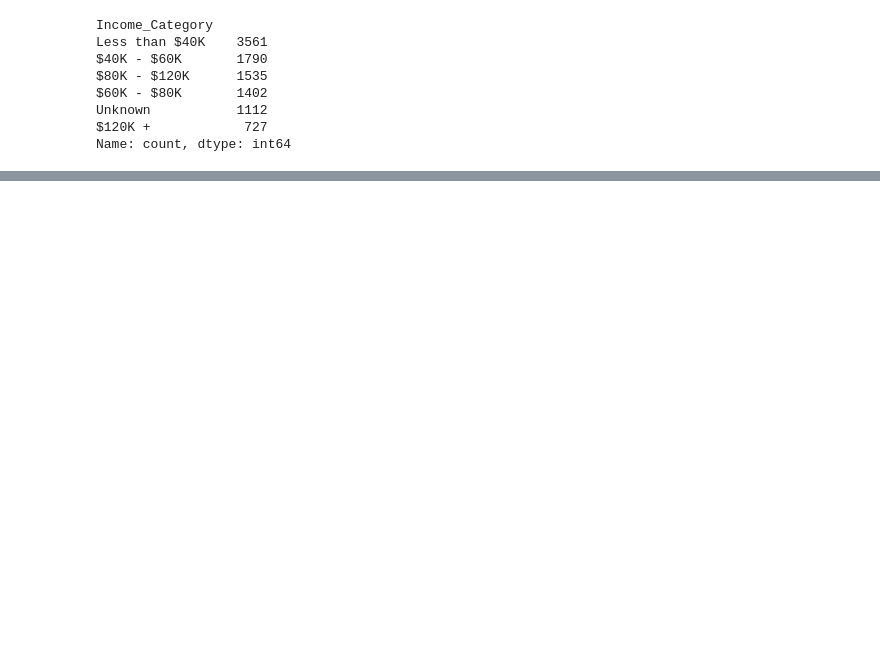
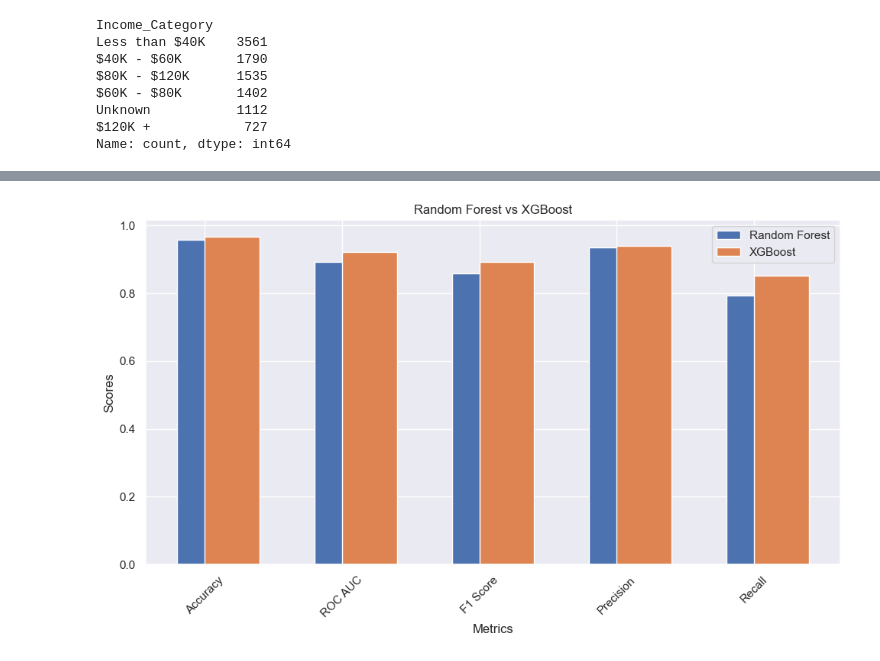
Before and after one commit to geneeol/data-analysis, a Jupyter notebook: bank_churn.ipynb, the cells around one changed output, grey strips where cells are left out. Drawn from its saved outputs; the diff is of its cells as text; code cells hidden in the pictures; blank space fills up the shorter version.

```diff
--- a/bank_churn.ipynb
+++ b/bank_churn.ipynb
@@ -656 +524,11 @@ X_up, y_up = oversample.fit_resample(X_train, y_train)
+# %%
+def get_scores(y_test, y_pred):
+    scores = {
+        'Accuracy': accuracy_score(y_test, y_pred),
+        'ROC AUC': roc_auc_score(y_test, y_pred),
+        'F1 Score': f1_score(y_test, y_pred),
+        'Precision': precision_score(y_test, y_pred),
+        'Recall': recall_score(y_test, y_pred)
+    }
+    return scores
 # %%
@@ -683,0 +544,24 @@ Recall:  0.8492307692307692
+# %%
+def plot_model_comparison(rf_scores, xgb_scores, label1, label2):
+    labels = list(rf_scores.keys())
+    rf_values = list(rf_scores.values())
+    xgb_values = list(xgb_scores.values())
+
+    x = range(len(labels))
+
+    plt.figure(figsize=(10, 6))
+    plt.bar(x, rf_values, width=0.4, label=label1, align='center')
+    plt.bar(x, xgb_values, width=0.4, label=label2, align='edge')
+    plt.xlabel('Metrics')
+    plt.ylabel('Scores')
+    plt.title(f"{label1} vs {label2}")
+    plt.xticks(x, labels, rotation=45)
+    plt.legend()
+    plt.tight_layout()
+    plt.show()
+# %%
+rf_clf = RandomForestClassifier(n_estimators=100, random_state=42)
+rf_clf = rf_clf.fit(X_train, y_train)
+y_pred = rf_clf.predict(X_test)
+print_scores(y_test, y_pred)
+rf_scores = get_scores(y_test, y_pred)
@@ -683,0 +586,6 @@ Recall:  0.8492307692307692
+# %%
+xgb_clf = XGBClassifier()
+xgb_clf.fit(X_train, y_train)
+y_pred = xgb_clf.predict(X_test)
+print_scores(y_test, y_pred)
+xgb_scores = get_scores(y_test, y_pred)
@@ -683,0 +610,4 @@ Recall:  0.8492307692307692
+# %%
+plot_model_comparison(rf_scores, xgb_scores, 'Random Forest', 'XGBoost')
+# %% [output]
+[figure, added]
```
Also changed, not shown: parts of 16 cells of this notebook.
